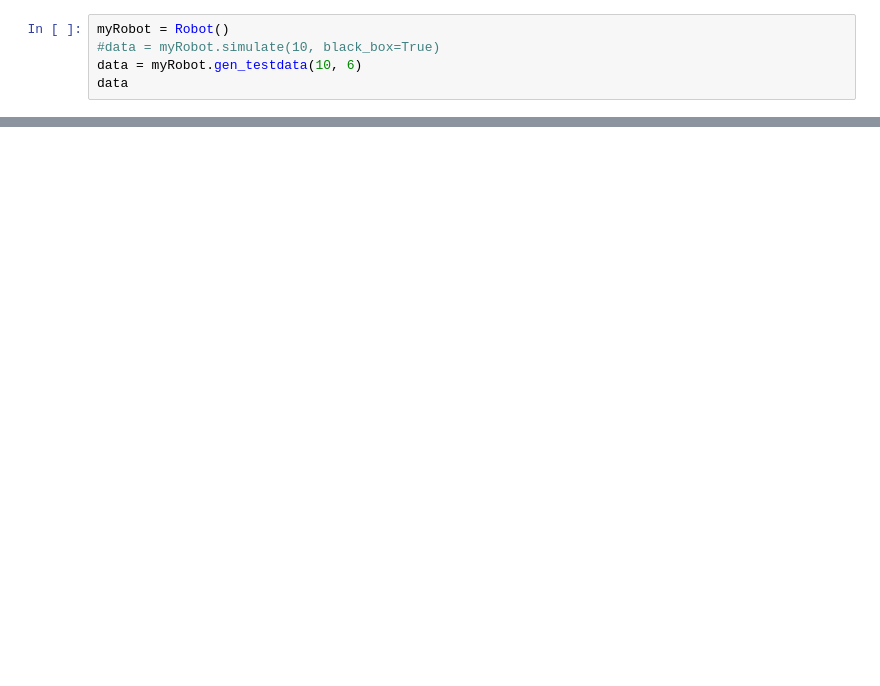
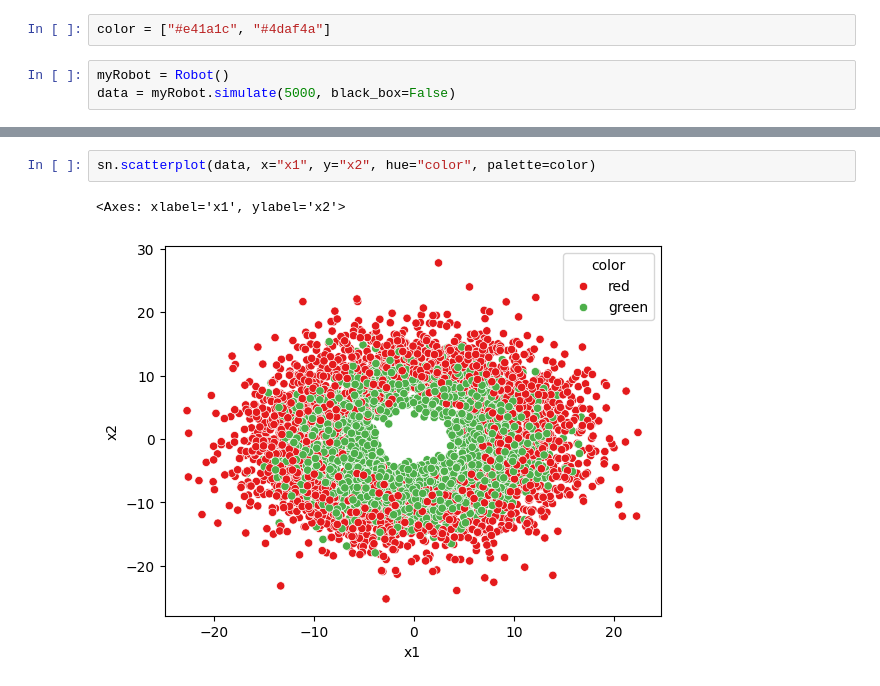
Before and after one commit to choisant/foundational-modeling, a Jupyter notebook: toy_experiment/src/robot.ipynb, the cells around one changed output, grey strips where cells are left out. Cells and saved outputs as stored; diff of their text form; blank space fills up the shorter version.

```diff
--- a/toy_experiment/src/robot.ipynb
+++ b/toy_experiment/src/robot.ipynb
@@ -126,5 +16,5 @@ class Robot:
+# %%
+color = ["#e41a1c", "#4daf4a"]
 # %%
 myRobot = Robot()
-#data = myRobot.simulate(10, black_box=True)
-data = myRobot.gen_testdata(10, 6)
-data
+data = myRobot.simulate(5000, black_box=False)
@@ -144,0 +37,5 @@ data
+# %%
+sn.scatterplot(data, x="x1", y="x2", hue="color", palette=color)
+# %% [output]
+<Axes: xlabel='x1', ylabel='x2'>
+[figure, added]
```
Also changed, not shown: parts of 11 cells of this notebook, 5 other files.
